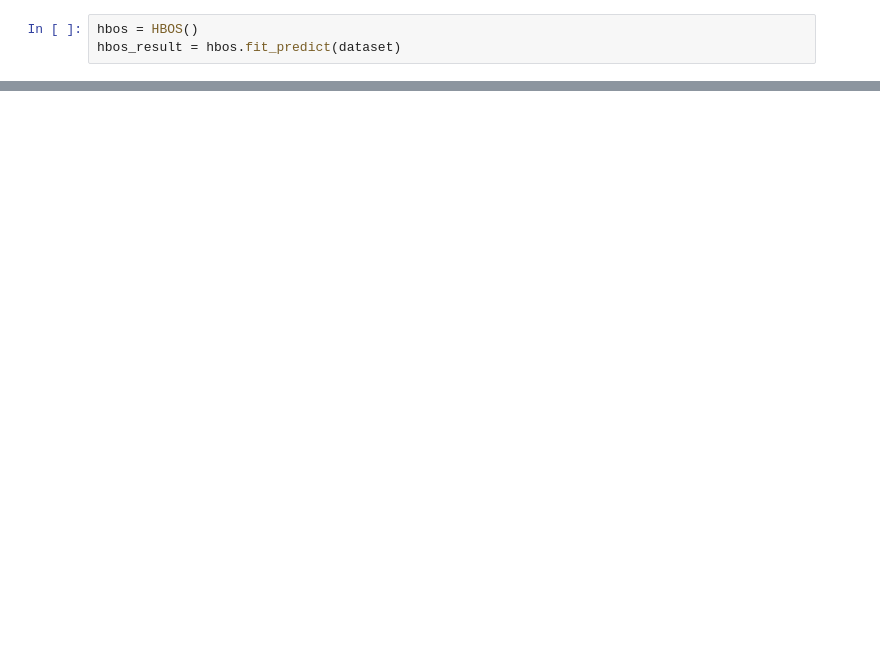
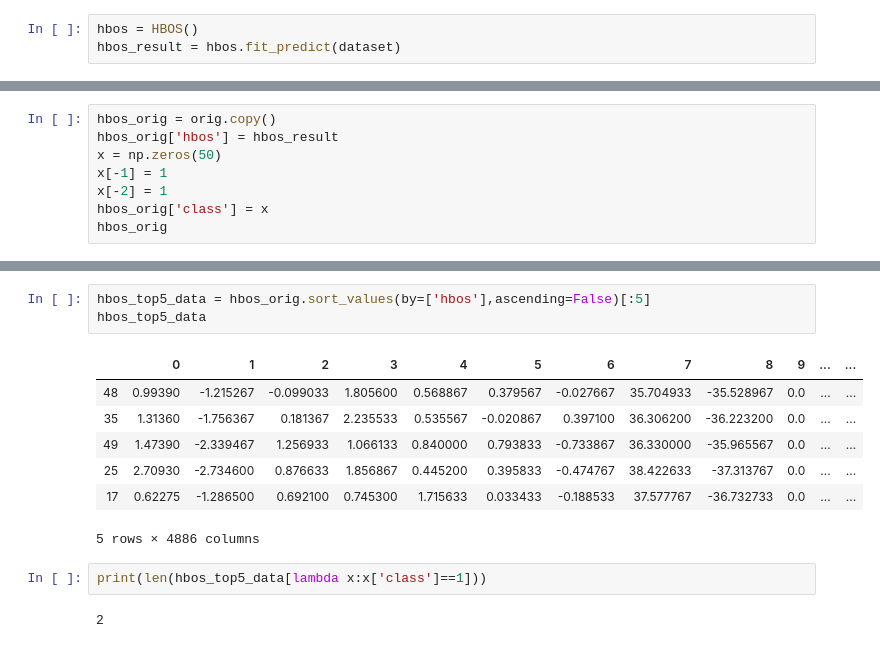
Before and after one commit to yuya-isaka/machine_learning, a Jupyter notebook: NNR/HBOS.ipynb, the cells around one changed output, grey strips where cells are left out. Cells and saved outputs as stored; diff of their text form; blank space fills up the shorter version.

```diff
--- a/NNR/HBOS.ipynb
+++ b/NNR/HBOS.ipynb
@@ -345,0 +411,8 @@ hbos_result
+# %%
+hbos_orig = orig.copy()
+hbos_orig['hbos'] = hbos_result
+x = np.zeros(50)
+x[-1] = 1
+x[-2] = 1
+hbos_orig['class'] = x
+hbos_orig
@@ -345,0 +438,15 @@ hbos_result
+# %%
+hbos_top5_data = hbos_orig.sort_values(by=['hbos'],ascending=False)[:5]
+hbos_top5_data
+# %% [output]
+|  | 0 | 1 | 2 | 3 | 4 | 5 | 6 | 7 | 8 | 9 | ... | ... |
+| 48 | 0.99390 | -1.215267 | -0.099033 | 1.805600 | 0.568867 | 0.379567 | -0.027667 | 35.704933 | -35.528967 | 0.0 | ... | ... |
+| 35 | 1.31360 | -1.756367 | 0.181367 | 2.235533 | 0.535567 | -0.020867 | 0.397100 | 36.306200 | -36.223200 | 0.0 | ... | ... |
+| 49 | 1.47390 | -2.339467 | 1.256933 | 1.066133 | 0.840000 | 0.793833 | -0.733867 | 36.330000 | -35.965567 | 0.0 | ... | ... |
+| 25 | 2.70930 | -2.734600 | 0.876633 | 1.856867 | 0.445200 | 0.395833 | -0.474767 | 38.422633 | -37.313767 | 0.0 | ... | ... |
+| 17 | 0.62275 | -1.286500 | 0.692100 | 0.745300 | 1.715633 | 0.033433 | -0.188533 | 37.577767 | -36.732733 | 0.0 | ... | ... |
+5 rows × 4886 columns
+# %%
+print(len(hbos_top5_data[lambda x:x['class']==1]))
+# %% [output]
+2
```
Also changed, not shown: parts of 10 cells of this notebook, 2 other files.
